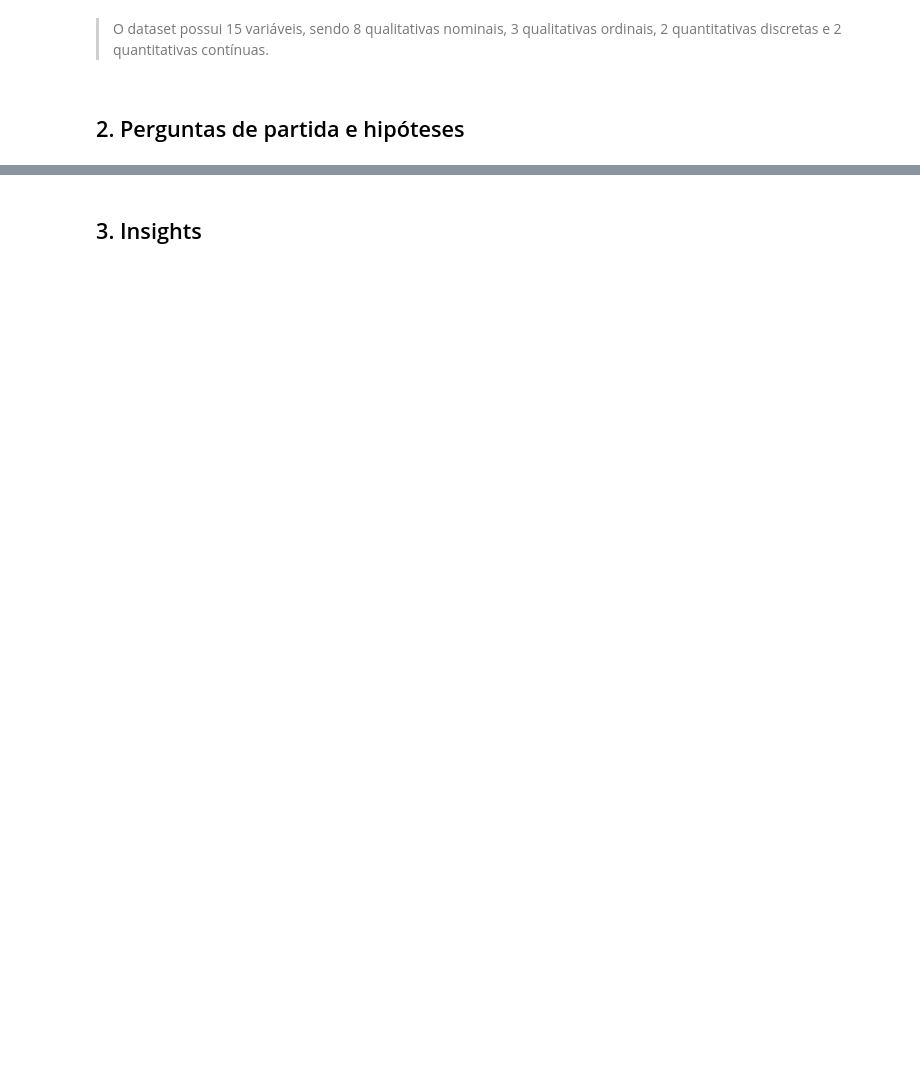
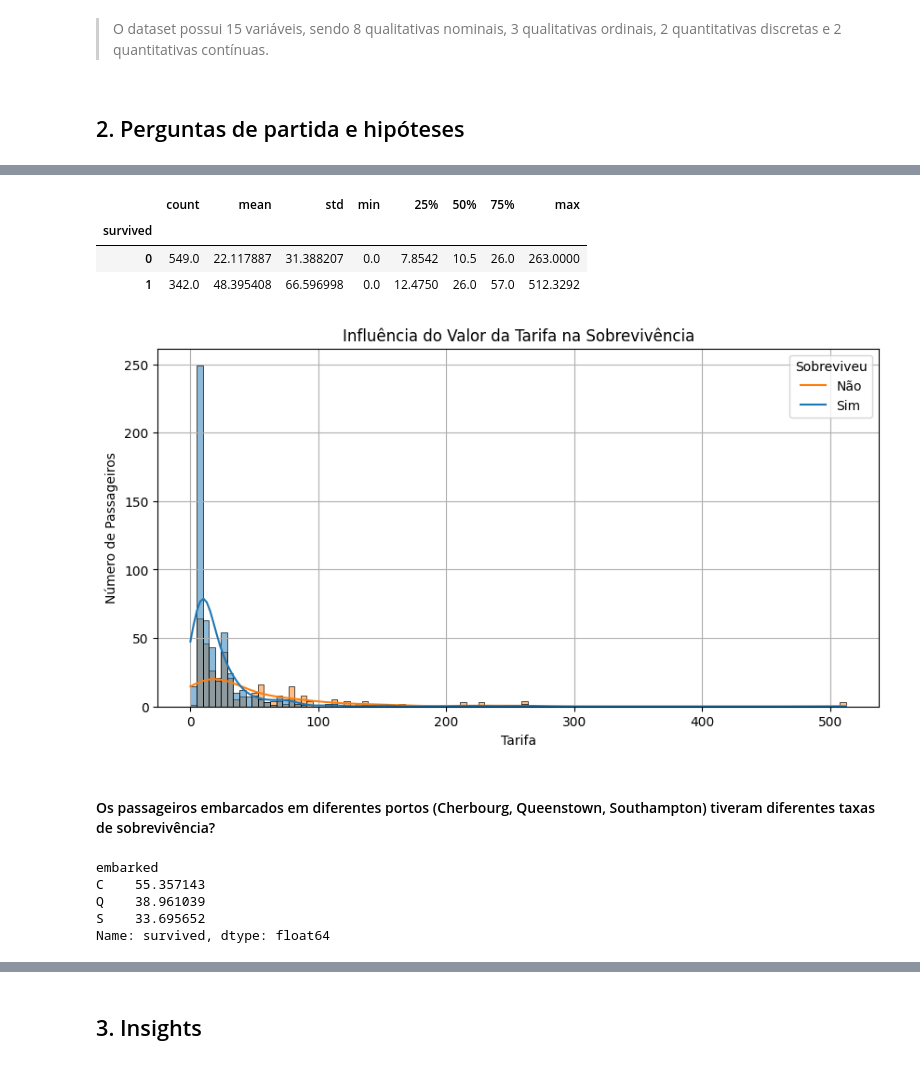
Before and after one commit to gessycamayhara/avanti-bootcamp-cdd, a Jupyter notebook: notebooks/01 - exploratory_data_analysis.ipynb, the cells around one changed output, grey strips where cells are left out. Cells and saved outputs as stored; diff of their text form; code cells hidden in the pictures; blank space fills up the shorter version.

```diff
--- a/notebooks/01 - exploratory_data_analysis.ipynb
+++ b/notebooks/01 - exploratory_data_analysis.ipynb
@@ -94,0 +168,30 @@ dicionario
+# %%
+tarifa_sobreviventes = df.groupby('survived')['fare'].describe()
+tarifa_sobreviventes
+# %% [output]
+|  | count | mean | std | min | 25% | 50% | 75% | max |
+| survived |  |  |  |  |  |  |  |  |
+| 0 | 549.0 | 22.117887 | 31.388207 | 0.0 | 7.8542 | 10.5 | 26.0 | 263.0000 |
+| 1 | 342.0 | 48.395408 | 66.596998 | 0.0 | 12.4750 | 26.0 | 57.0 | 512.3292 |
+# %%
+plt.figure(figsize=(10, 5))
+sns.histplot(df, x='fare', hue='survived', kde=True)
+plt.title('Influência do Valor da Tarifa na Sobrevivência')
+plt.xlabel('Tarifa')
+plt.ylabel('Número de Passageiros')
+plt.legend(title='Sobreviveu', labels=['Não', 'Sim'])
+plt.grid(True)
+plt.show()
+# %% [output]
+[figure, added]
+# %% [markdown]
+#### Os passageiros embarcados em diferentes portos (Cherbourg, Queenstown, Southampton) tiveram diferentes taxas de sobrevivência?
+# %%
+taxa_porto = df.groupby('embarked')['survived'].mean() * 100
+print(taxa_porto)
+# %% [output]
+embarked
+C    55.357143
+Q    38.961039
+S    33.695652
+Name: survived, dtype: float64
```
Also changed, not shown: parts of 37 cells of this notebook.
